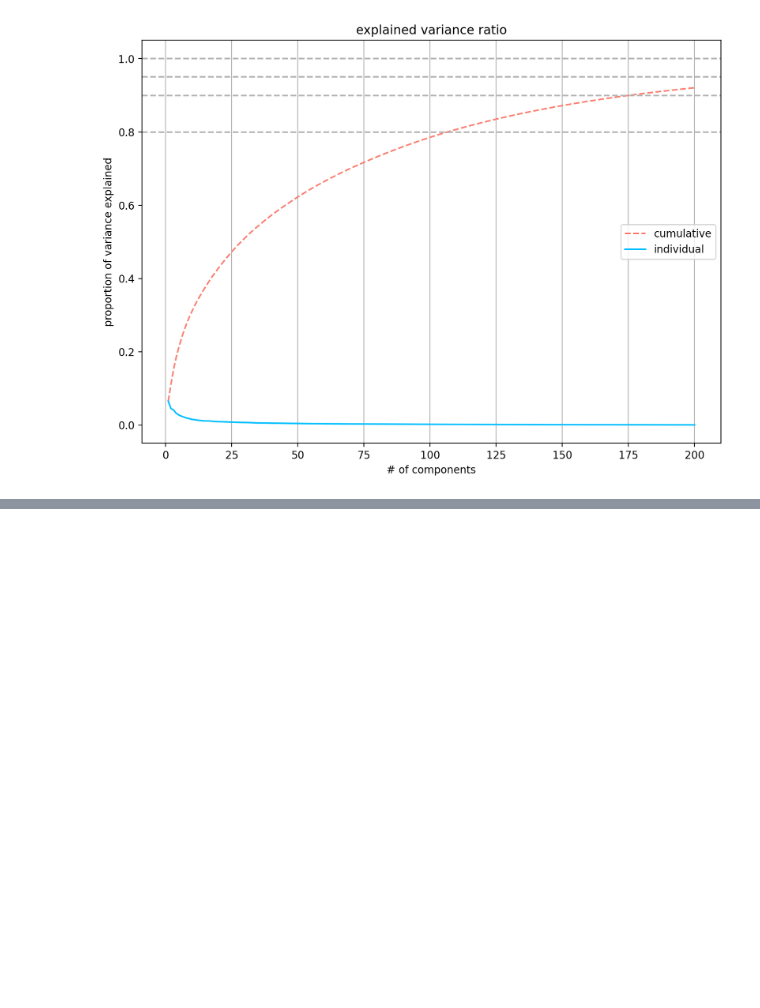
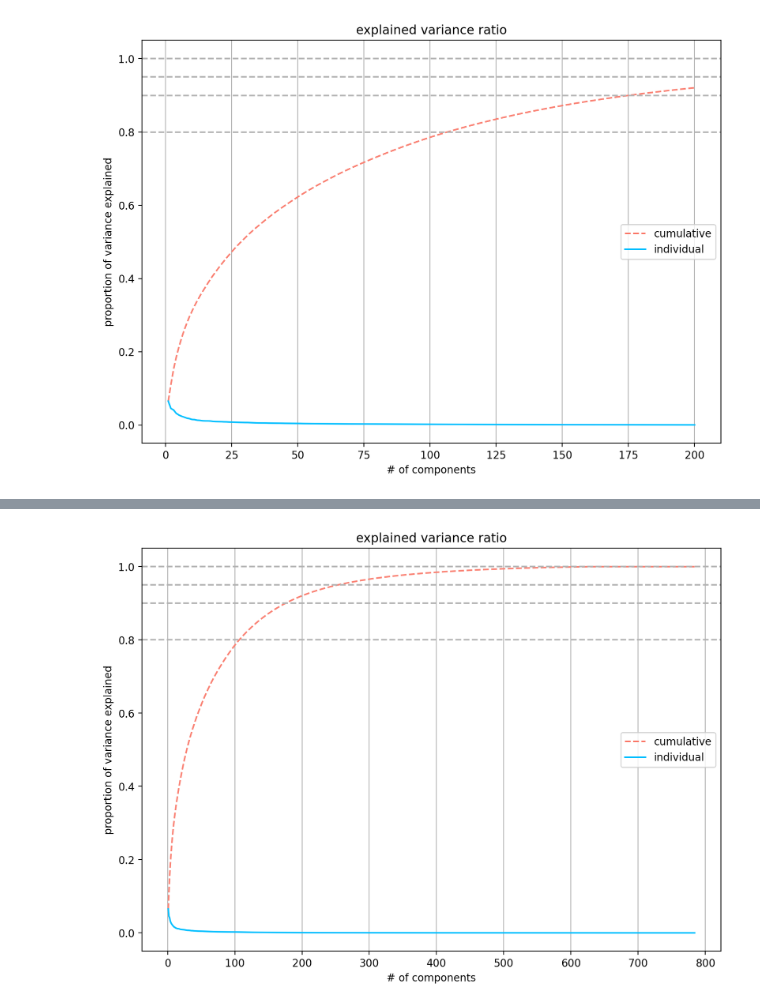
Before and after one commit to pNatTueku/ml_learning_with_ajprasertcbs, a Jupyter notebook: notebooks/pca_visualize_and_classify_mnist_hanfdwritten_img.ipynb, the cells around one changed output, grey strips where cells are left out. Cells and saved outputs as stored; diff of their text form; code cells hidden in the pictures; blank space fills up the shorter version.

```diff
--- a/notebooks/pca_visualize_and_classify_mnist_hanfdwritten_img.ipynb
+++ b/notebooks/pca_visualize_and_classify_mnist_hanfdwritten_img.ipynb
@@ -266,0 +466,5 @@ scree_plot(X_train, 200, True, False)
+# %%
+# get X and y
+
+X = df[df.columns[df.columns.str.startswith('pixel')]]
+y = df['class']
@@ -266,0 +494,4 @@ scree_plot(X_train, 200, True, False)
+# %%
+test_size = .2
+X_train, X_test, y_train, y_test = train_test_split(X, y, test_size = test_size, random_state = 7, stratify = y)
+X_train.shape, X_test.shape, y_train.shape, y_test.shape
@@ -266,0 +502,3 @@ scree_plot(X_train, 200, True, False)
+# %%
+scaler = StandardScaler()
+scaler
@@ -266,0 +507,2 @@ scree_plot(X_train, 200, True, False)
+# %%
+scaler.fit(X_train) # Fit on training set only.
@@ -266,0 +548,4 @@ scree_plot(X_train, 200, True, False)
+# %%
+scree_plot(X_train, X_train.shape[1], True, False)
+# %% [output]
+[figure, added]
```
Also changed, not shown: parts of 34 cells of this notebook.
